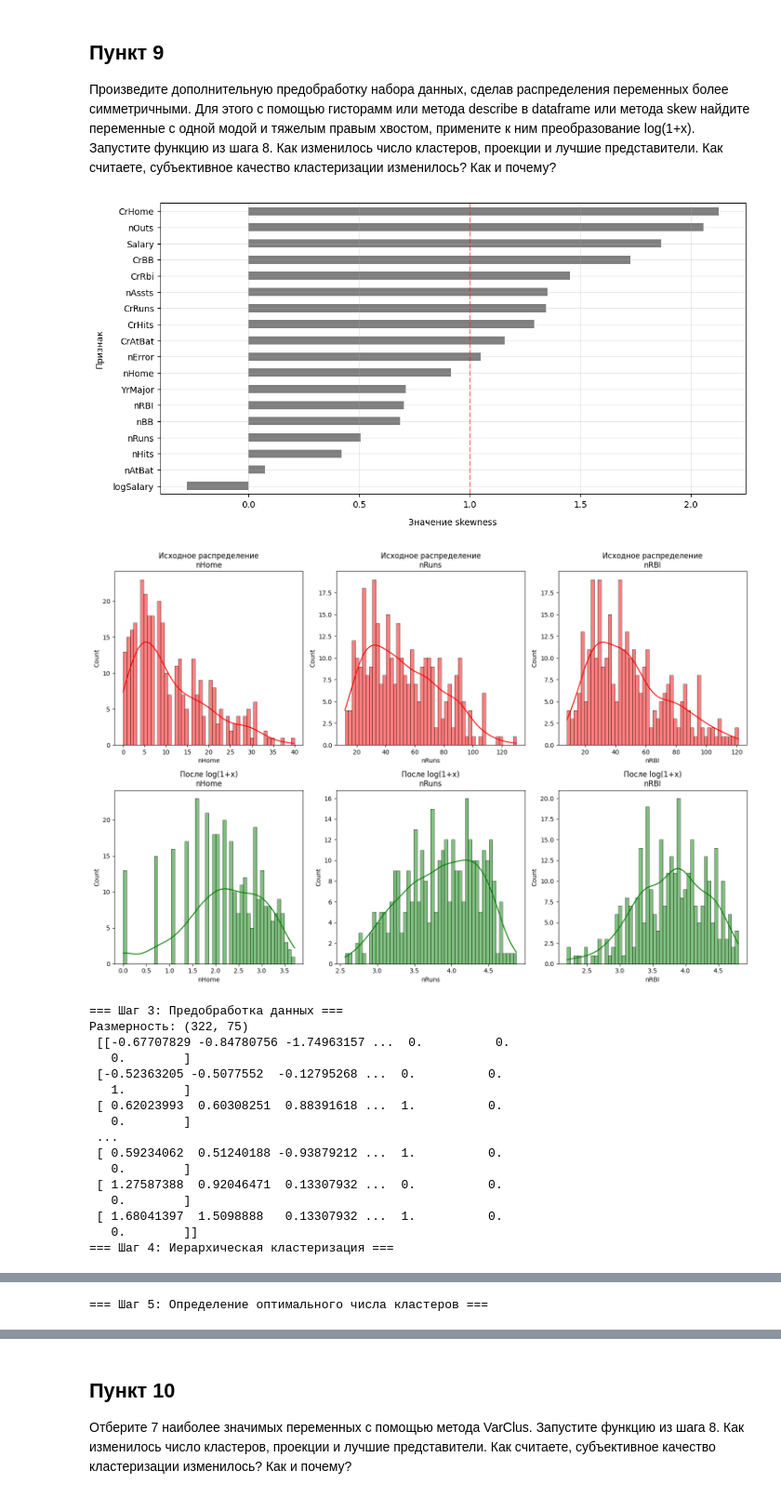
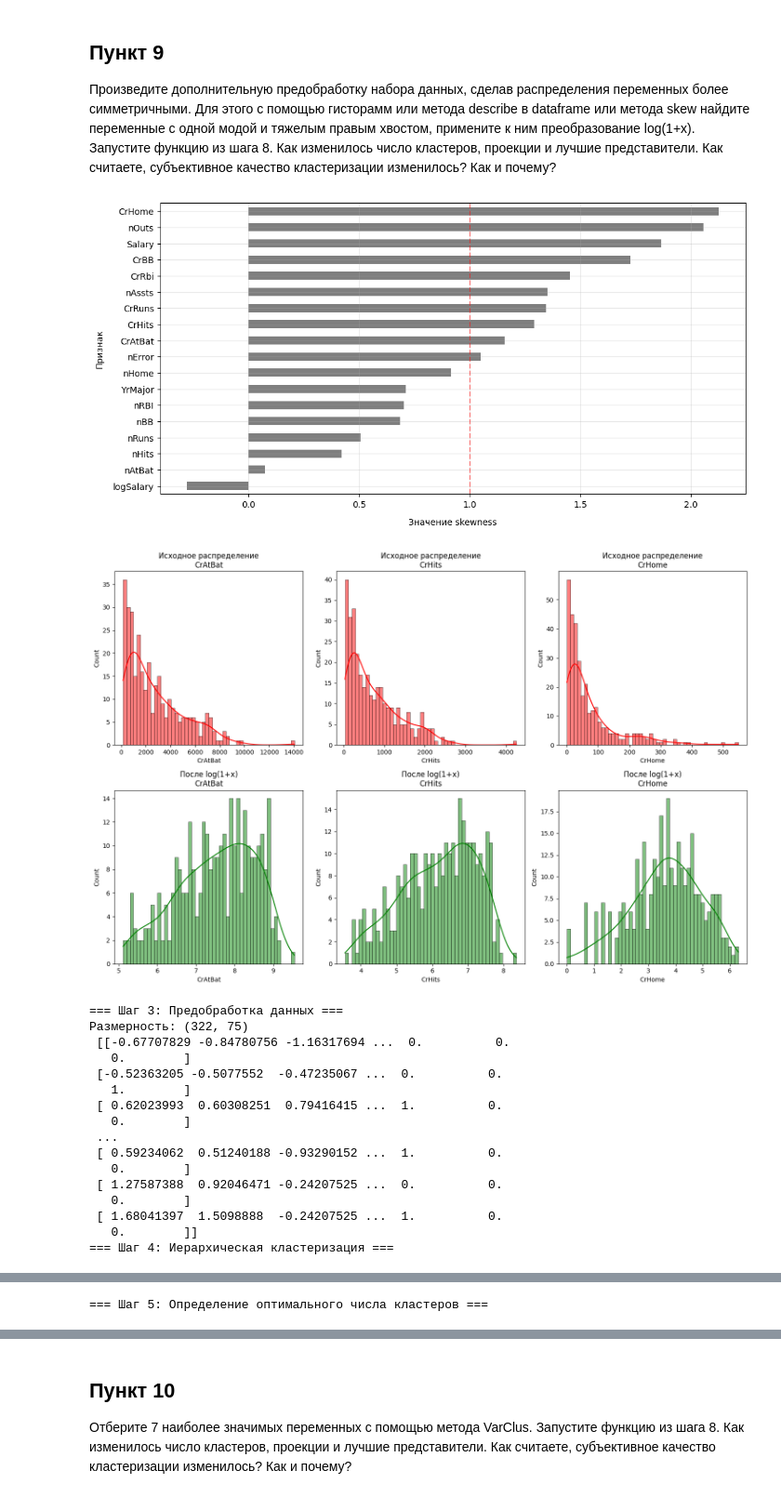
Before and after one commit to bunh0ng/labs_3_4_ml, a Jupyter notebook: Лабораторная №3/lab.ipynb, the cells around one changed output, grey strips where cells are left out. Shown: that part at 93% size. Drawn from its saved outputs; the diff is of its cells as text; code cells hidden in the pictures.

```diff
--- a/Лабораторная №3/lab.ipynb
+++ b/Лабораторная №3/lab.ipynb
@@ -149,43 +150,24 @@ k = chose_num_clusters(processed_data)
 С помощью метода проекции для вашего варианта постройте отображение на плоскость, цветом точки укажите номер кластера
 # %%
 from sklearn.neural_network import MLPRegressor
-from sklearn.pipeline import Pipeline
 from sklearn.cluster import AgglomerativeClustering
+import matplotlib.pyplot as plt
 
-# Создание простого автоэнкодера
-autoencoder = Pipeline(
-    [
-        (
-            "encoder",
-            MLPRegressor(
-                hidden_layer_sizes=(64, 32, 2), max_iter=1000, random_state=42
-            ),
-        ),
-        (
-            "decoder",
-            MLPRegressor(
-                hidden_layer_sizes=(32, 64, processed_data.shape[1]), max_iter=1000
-            ),
-        ),
-    ]
-)
+encoder = MLPRegressor(hidden_layer_sizes=(64, 32, 2), max_iter=1000, random_state=42)
+encoder.fit(processed_data, processed_data)
 
-# Обучение только encoder части
-autoencoder.steps[0][1].fit(processed_data, processed_data)
+reduced_data = encoder.predict(processed_data)
 
-# Получение 2D представления
-reduced_data = autoencoder.steps[0][1].predict(processed_data)
-
-# Кластеризация для визуализации
 clusterer = AgglomerativeClustering(
     n_clusters=optimal_clusters, metric="euclidean", linkage="ward"
 )
 clusters = clusterer.fit_predict(processed_data)
 
-# Визуализация
 plt.figure(figsize=(10, 8))
 plt.scatter(reduced_data[:, 0], reduced_data[:, 1], c=clusters, alpha=0.5)
-plt.title("Визуализация кластеров (Autoencoder)")
+plt.title("Визуализация кластеров")
 plt.colorbar(label="Кластер")
+plt.xlabel("Компонента 1")
+plt.ylabel("Компонента 2")
 plt.show()
 # %% [output]
@@ -367,14 +337,10 @@ class Ryan_Gosling:
             self.X.toarray() if hasattr(self.X, "toarray") else self.X
         )
 
-        # ЭНКОДЕР: обучаем сжатие до 2 признаков
-        encoder = MLPRegressor(hidden_layer_sizes=(64, 32, 2), max_iter=1000, random_state=42)
+        encoder = MLPRegressor(hidden_layer_sizes=(64, 32, 2), max_iter=1000, validation_fraction=0.2, shuffle=True)
         encoded = encoder.fit(X_input, X_input).predict(X_input)
-
-        # ДЕКОДЕР: восстанавливаем из сжатия
-        decoder = MLPRegressor(hidden_layer_sizes=(32, 64, X_input.shape[1]), max_iter=1000, random_state=42)
+        decoder = MLPRegressor(hidden_layer_sizes=(32, 64, X_input.shape[1]), max_iter=1000, validation_fraction=0.2)
         decoded = decoder.fit(encoded, X_input).predict(encoded)
-        # Кластеризация по проекциям
         clusterer = AgglomerativeClustering(n_clusters=self.optimal_clusters or 3)
         labels = clusterer.fit_predict(encoded)
 
@@ -455,54 +421,54 @@ original_skew = DF[numeric_features].apply(lambda x: skew(x.dropna()))
 
 plt.figure(figsize=(12, 6))
 original_skew.sort_values().plot(kind="barh", color="black", alpha=0.5)
-plt.axvline(x=1.0, color="red", linestyle="--", alpha=0.5)
+plt.axvline(x=1, color="red", linestyle="--", alpha=0.5)
 plt.xlabel("Значение skewness", labelpad=10)
 plt.ylabel("Признак", labelpad=10)
 plt.grid(True, alpha=0.3)
 plt.show()
 
 transformed_data = DF.copy()
-skew_threshold = 0.5
+skew_threshold = 1
 skewed_features = original_skew[original_skew > skew_threshold].index
 
 for feature in skewed_features:
     transformed_data[feature] = np.log1p(transformed_data[feature])
 
 plt.figure(figsize=(15, 10))
 for i, feature in enumerate(skewed_features[:3], 1):
     plt.subplot(2, 3, i)
     sns.histplot(DF[feature], kde=True, color="red", bins=50)
     plt.title(f"Исходное распределение\n{feature}")
     plt.subplot(2, 3, i + 3)
     sns.histplot(transformed_data[feature], kde=True, color="green", bins=50)
     plt.title(f"После log(1+x)\n{feature}")
 
 plt.tight_layout()
 plt.show()
 
 enhanced_analyzer = Ryan_Gosling(
     transformed_data, numeric_features, categorical_features
 )
 enhanced_analyzer.run_full_analysis()
 
 print(f"\nСравнение оптимального числа кластеров:")
 print(f"- После преобразования: {enhanced_analyzer.optimal_clusters}")
 # %% [output]
 [figure]
-[figure, old version]
+[figure, new version]
 === Шаг 3: Предобработка данных ===
 Размерность: (322, 75)
- [[-0.67707829 -0.84780756 -1.74963157 ...  0.          0.
+ [[-0.67707829 -0.84780756 -1.16317694 ...  0.          0.
    0.        ]
- [-0.52363205 -0.5077552  -0.12795268 ...  0.          0.
+ [-0.52363205 -0.5077552  -0.47235067 ...  0.          0.
    1.        ]
- [ 0.62023993  0.60308251  0.88391618 ...  1.          0.
+ [ 0.62023993  0.60308251  0.79416415 ...  1.          0.
    0.        ]
  ...
- [ 0.59234062  0.51240188 -0.93879212 ...  1.          0.
+ [ 0.59234062  0.51240188 -0.93290152 ...  1.          0.
    0.        ]
- [ 1.27587388  0.92046471  0.13307932 ...  0.          0.
+ [ 1.27587388  0.92046471 -0.24207525 ...  0.          0.
    0.        ]
- [ 1.68041397  1.5098888   0.13307932 ...  1.          0.
+ [ 1.68041397  1.5098888  -0.24207525 ...  1.          0.
    0.        ]]
 === Шаг 4: Иерархическая кластеризация ===
```
Also changed, not shown: parts of 9 cells of this notebook, 4 other files.
